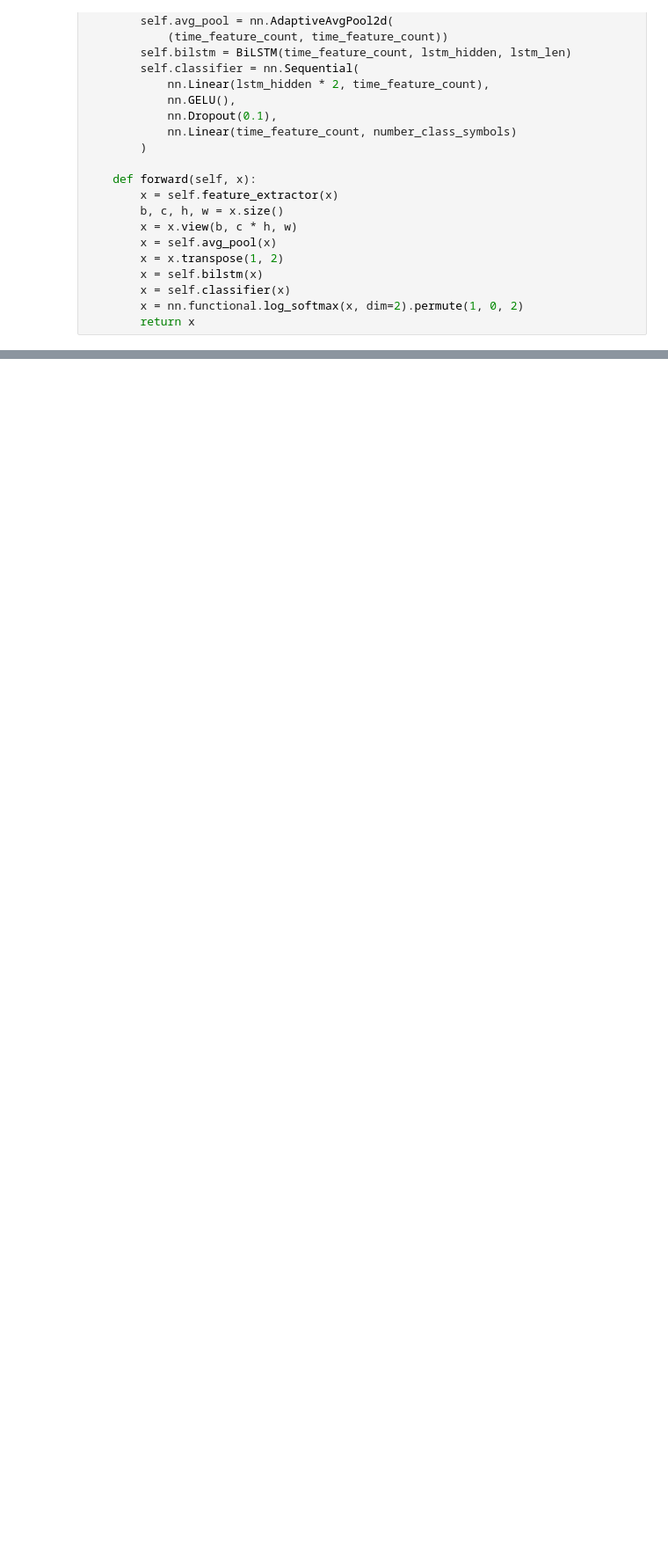
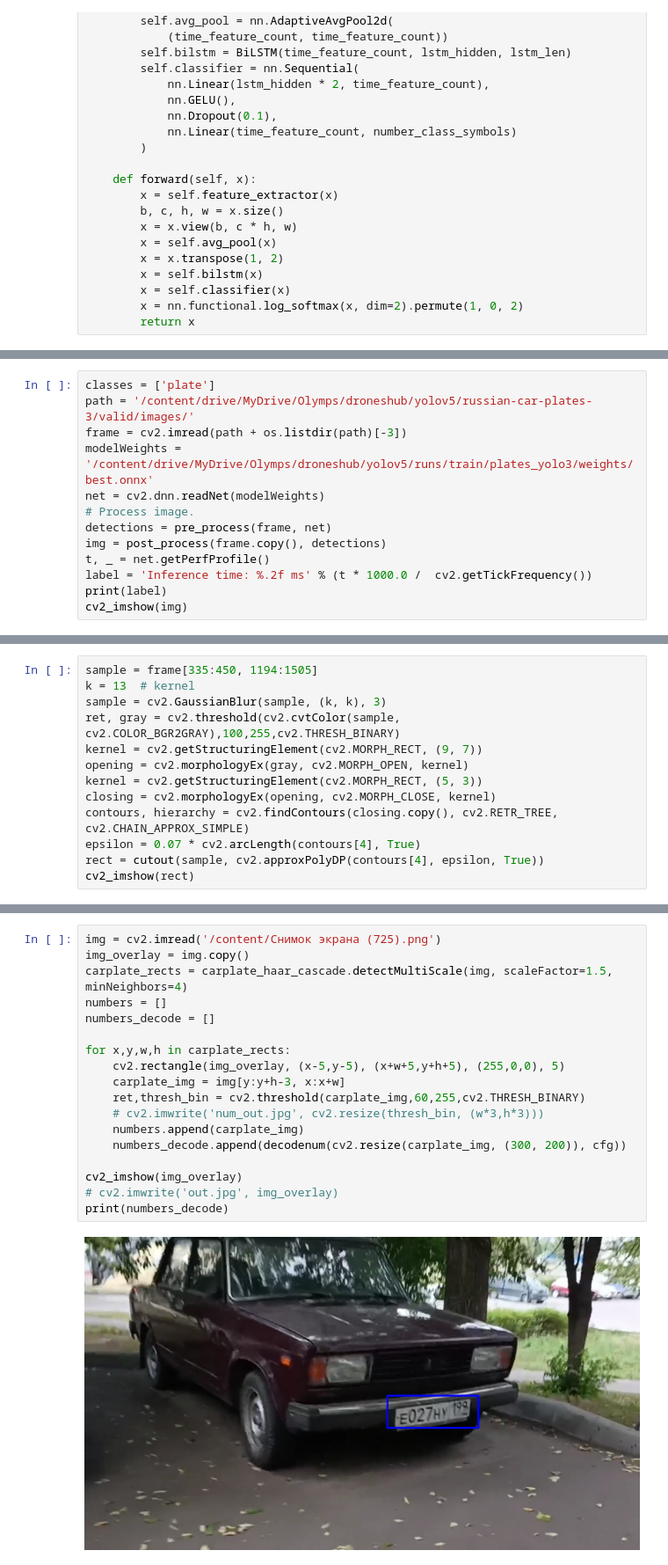
Before and after one commit to down-shift/license-plate-recognition, a Jupyter notebook: ocr.ipynb, the cells around one changed output, grey strips where cells are left out. Shown at 88% size. Drawn from its saved outputs; the diff is of its cells as text; blank space fills up the shorter version.

Commit message:
Add inference notebook

```diff
--- a/ocr.ipynb
+++ b/ocr.ipynb
@@ -414,0 +338,13 @@ CER()(y_pred, y_true)
+# %%
+classes = ['plate']
+path = '/content/drive/MyDrive/Olymps/droneshub/yolov5/russian-car-plates-3/valid/images/'
+frame = cv2.imread(path + os.listdir(path)[-3])
+modelWeights = '/content/drive/MyDrive/Olymps/droneshub/yolov5/runs/train/plates_yolo3/weights/best.onnx'
+net = cv2.dnn.readNet(modelWeights)
+# Process image.
+detections = pre_process(frame, net)
+img = post_process(frame.copy(), detections)
+t, _ = net.getPerfProfile()
+label = 'Inference time: %.2f ms' % (t * 1000.0 /  cv2.getTickFrequency())
+print(label)
+cv2_imshow(img)
@@ -414,0 +362,13 @@ CER()(y_pred, y_true)
+# %%
+sample = frame[335:450, 1194:1505]
+k = 13  # kernel
+sample = cv2.GaussianBlur(sample, (k, k), 3)
+ret, gray = cv2.threshold(cv2.cvtColor(sample, cv2.COLOR_BGR2GRAY),100,255,cv2.THRESH_BINARY)
+kernel = cv2.getStructuringElement(cv2.MORPH_RECT, (9, 7))
+opening = cv2.morphologyEx(gray, cv2.MORPH_OPEN, kernel)
+kernel = cv2.getStructuringElement(cv2.MORPH_RECT, (5, 3))
+closing = cv2.morphologyEx(opening, cv2.MORPH_CLOSE, kernel)
+contours, hierarchy = cv2.findContours(closing.copy(), cv2.RETR_TREE, cv2.CHAIN_APPROX_SIMPLE)
+epsilon = 0.07 * cv2.arcLength(contours[4], True)
+rect = cutout(sample, cv2.approxPolyDP(contours[4], epsilon, True))
+cv2_imshow(rect)
@@ -414,0 +377,20 @@ CER()(y_pred, y_true)
+# %%
+img = cv2.imread('/content/Снимок экрана (725).png')
+img_overlay = img.copy()
+carplate_rects = carplate_haar_cascade.detectMultiScale(img, scaleFactor=1.5, minNeighbors=4)
+numbers = []
+numbers_decode = []
+
+for x,y,w,h in carplate_rects:
+    cv2.rectangle(img_overlay, (x-5,y-5), (x+w+5,y+h+5), (255,0,0), 5)
+    carplate_img = img[y:y+h-3, x:x+w]
+    ret,thresh_bin = cv2.threshold(carplate_img,60,255,cv2.THRESH_BINARY)
+    # cv2.imwrite('num_out.jpg', cv2.resize(thresh_bin, (w*3,h*3)))
+    numbers.append(carplate_img)
+    numbers_decode.append(decodenum(cv2.resize(carplate_img, (300, 200)), cfg))
+
+cv2_imshow(img_overlay)
+# cv2.imwrite('out.jpg', img_overlay)
+print(numbers_decode)
+# %% [output]
+[figure, added]
```
Also changed, not shown: parts of 46 cells of this notebook.
